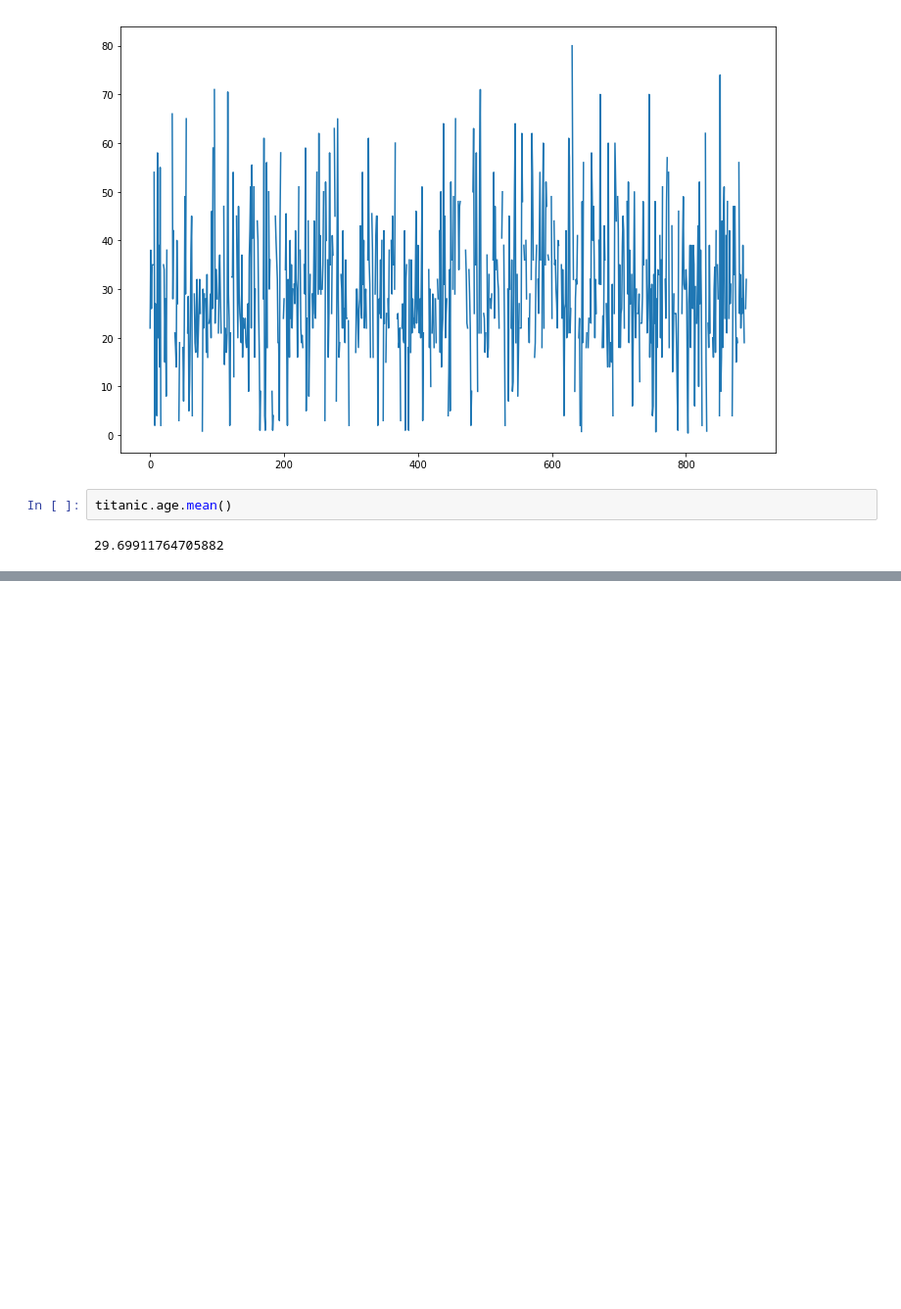
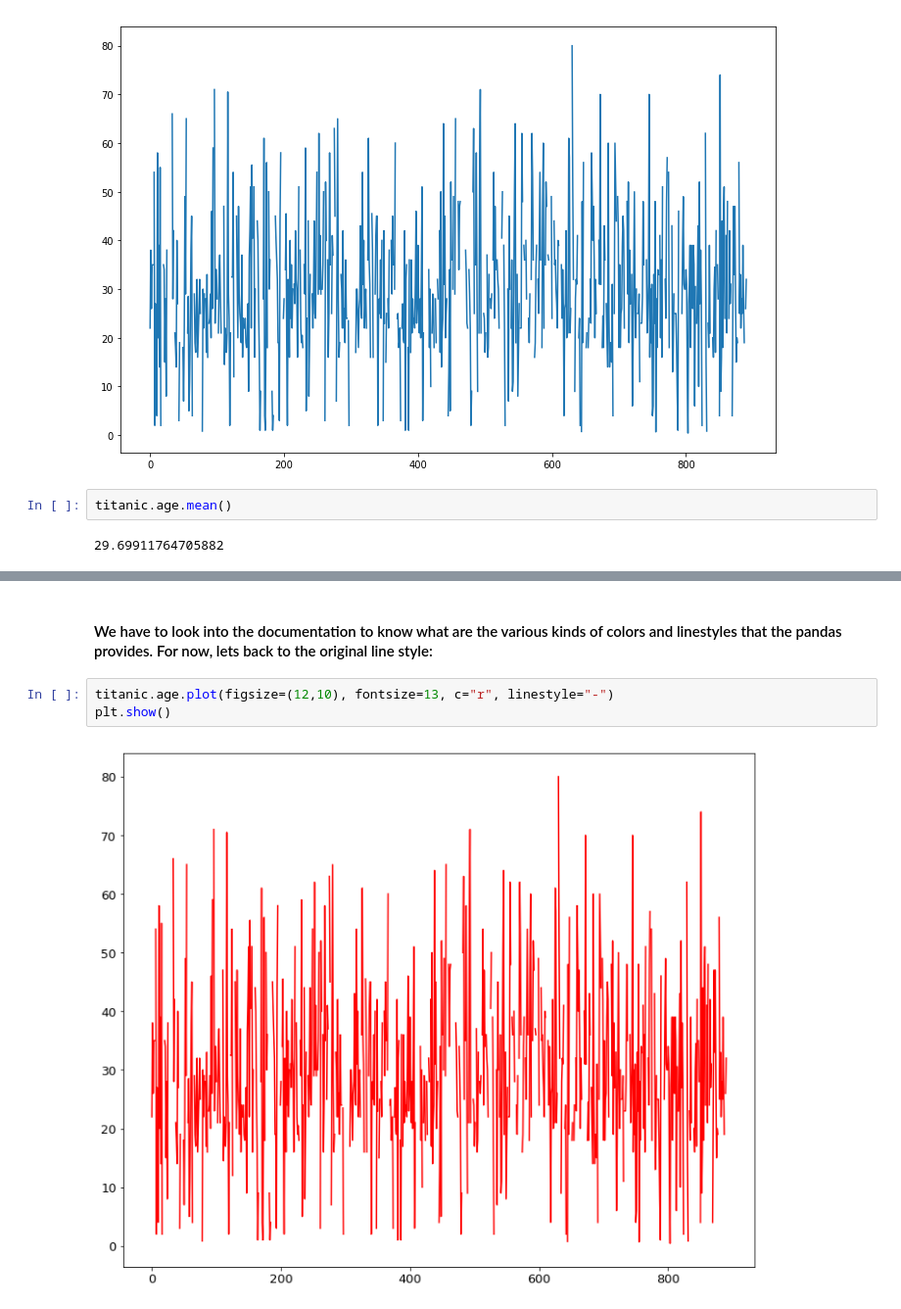
Before and after one commit to biv-neupane7/Pandas_practice, a Jupyter notebook: Visualization.ipynb, the cells around one changed output, grey strips where cells are left out. Shown at 98% size. Drawn from its saved outputs; the diff is of its cells as text; blank space fills up the shorter version.

```diff
--- a/Visualization.ipynb
+++ b/Visualization.ipynb
@@ -55,0 +92,7 @@ titanic.age.mean()
+# %% [markdown]
+#### We have to look into the documentation to know what are the various kinds of colors and linestyles that the pandas provides. For now, lets back to the original line style:
+# %%
+titanic.age.plot(figsize=(12,10), fontsize=13, c="r", linestyle="-")
+plt.show()
+# %% [output]
+[figure, added]
```
Also changed, not shown: parts of 24 cells of this notebook.
